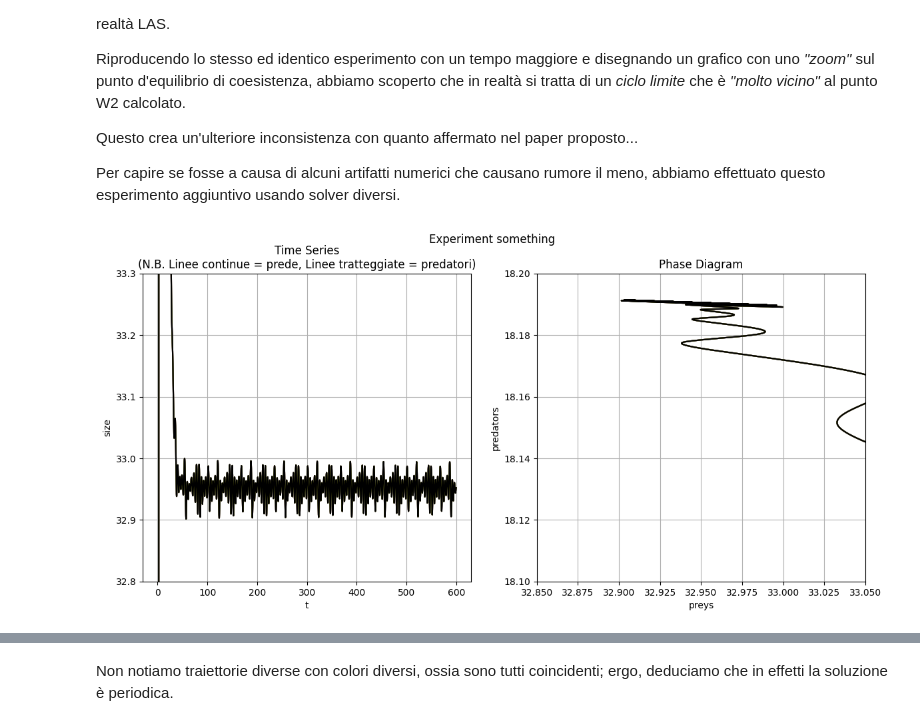
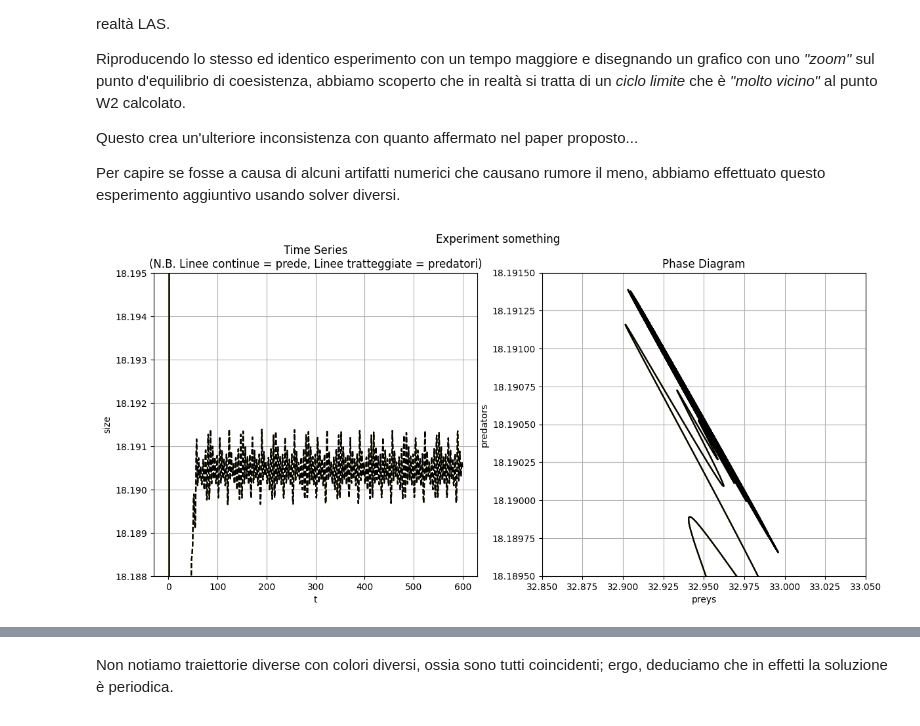
Before and after one commit to OdinMeng/AIDA-UNIVERSITY-NOTES-2025-2026, a Jupyter notebook: Complex Systems/project/Project_CS_SM3201466.ipynb, the cells around one changed output, grey strips where cells are left out. Drawn from its saved outputs; the diff is of its cells as text; code cells hidden in the pictures.

```diff
--- a/Complex Systems/project/Project_CS_SM3201466.ipynb
+++ b/Complex Systems/project/Project_CS_SM3201466.ipynb
@@ -860,10 +860,10 @@ simulate(5, 7, 600, **parameters, name="something_4", solver="Radau")
 # %%
 fig, axes = create_graphs("something", 5, 0, return_mode=True)
 
-axes[0].set_ylim(32.8, 33.3)
+axes[0].set_ylim(18.188, 18.195)
 axes[1].set_xlim(32.85, 33.05)
-axes[1].set_ylim(18.1, 18.20)
+axes[1].set_ylim(18.1895, 18.1915)
 
 plt.show()
 # %% [output]
-[figure, old version]
+[figure, new version]
```
Also changed, not shown: parts of 11 cells of this notebook, 3 other files.
